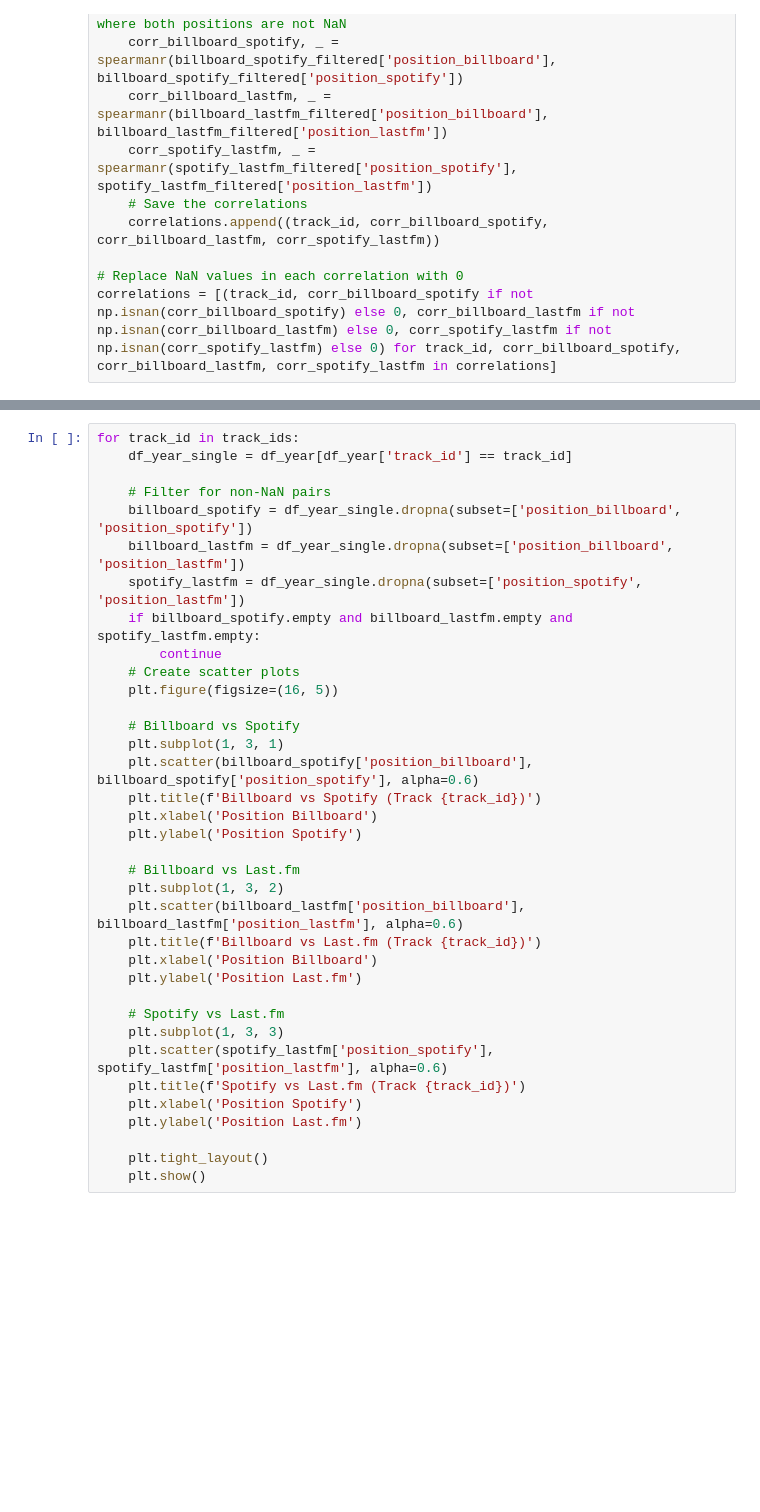
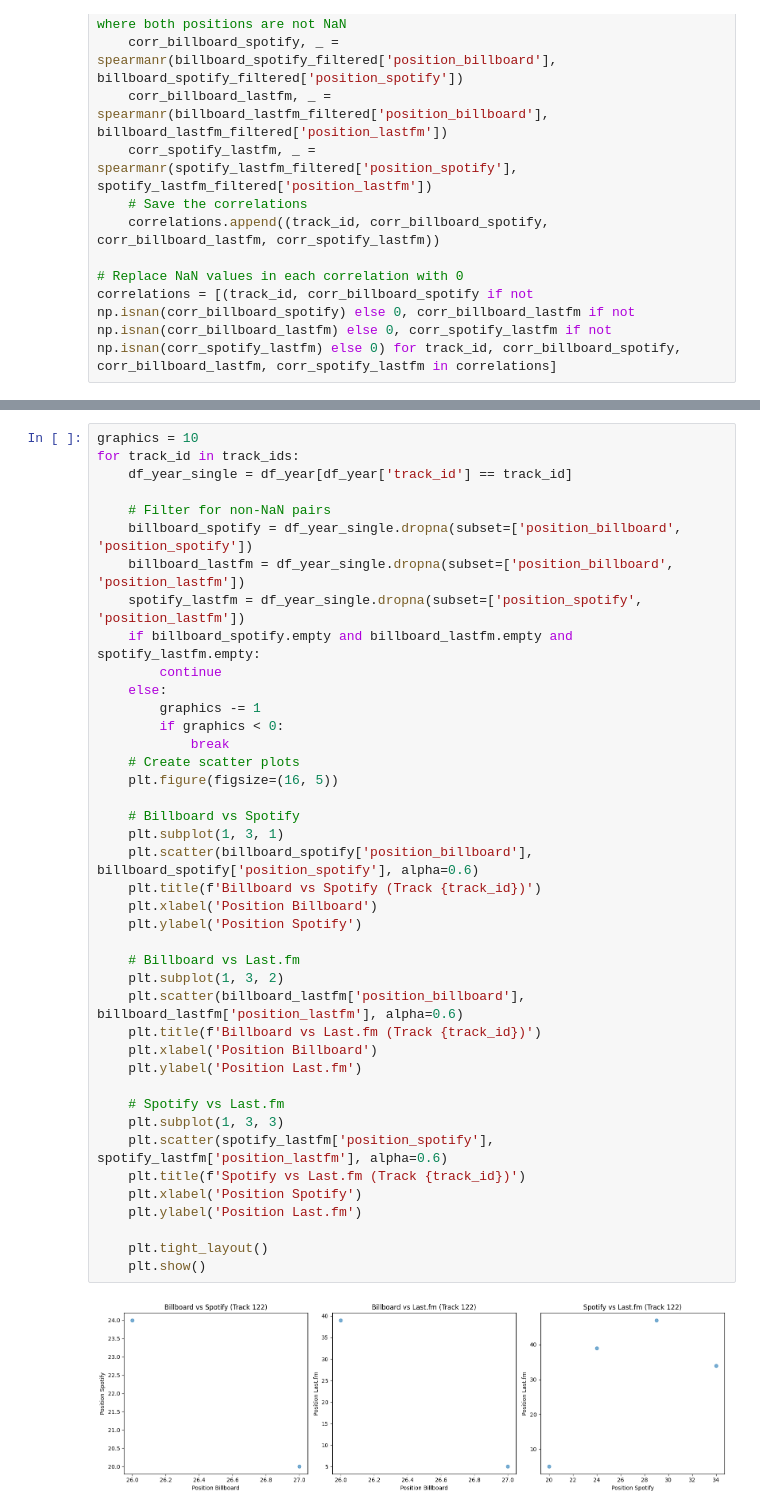
Before and after one commit to m21ark/s_music, a Jupyter notebook: tasks/task_1.ipynb, the cells around one changed output, grey strips where cells are left out. Saved outputs shown, nothing was run; the diff lists cells and outputs as text; blank space fills up the shorter version.

```diff
--- a/tasks/task_1.ipynb
+++ b/tasks/task_1.ipynb
@@ -210,4 +261,5 @@ plt.show()
 # %%
+graphics = 10
 for track_id in track_ids:
     df_year_single = df_year[df_year['track_id'] == track_id]
 
@@ -216,30 +268,36 @@ for track_id in track_ids:
     billboard_lastfm = df_year_single.dropna(subset=['position_billboard', 'position_lastfm'])
     spotify_lastfm = df_year_single.dropna(subset=['position_spotify', 'position_lastfm'])
     if billboard_spotify.empty and billboard_lastfm.empty and spotify_lastfm.empty:
         continue
+    else:
+        graphics -= 1
+        if graphics < 0:
+            break
     # Create scatter plots
     plt.figure(figsize=(16, 5))
 
     # Billboard vs Spotify
     plt.subplot(1, 3, 1)
     plt.scatter(billboard_spotify['position_billboard'], billboard_spotify['position_spotify'], alpha=0.6)
     plt.title(f'Billboard vs Spotify (Track {track_id})')
     plt.xlabel('Position Billboard')
     plt.ylabel('Position Spotify')
 
     # Billboard vs Last.fm
     plt.subplot(1, 3, 2)
     plt.scatter(billboard_lastfm['position_billboard'], billboard_lastfm['position_lastfm'], alpha=0.6)
     plt.title(f'Billboard vs Last.fm (Track {track_id})')
     plt.xlabel('Position Billboard')
     plt.ylabel('Position Last.fm')
 
     # Spotify vs Last.fm
     plt.subplot(1, 3, 3)
     plt.scatter(spotify_lastfm['position_spotify'], spotify_lastfm['position_lastfm'], alpha=0.6)
     plt.title(f'Spotify vs Last.fm (Track {track_id})')
     plt.xlabel('Position Spotify')
     plt.ylabel('Position Last.fm')
 
     plt.tight_layout()
     plt.show()
+# %% [output]
+[figure, added]
```
Also changed, not shown: parts of 13 cells of this notebook.
